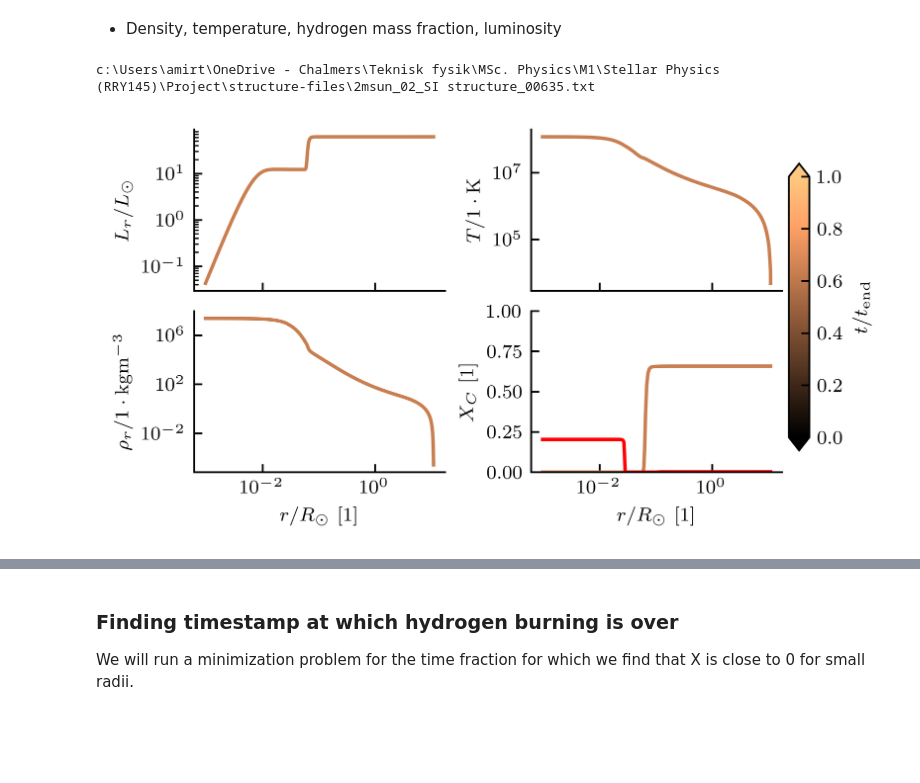
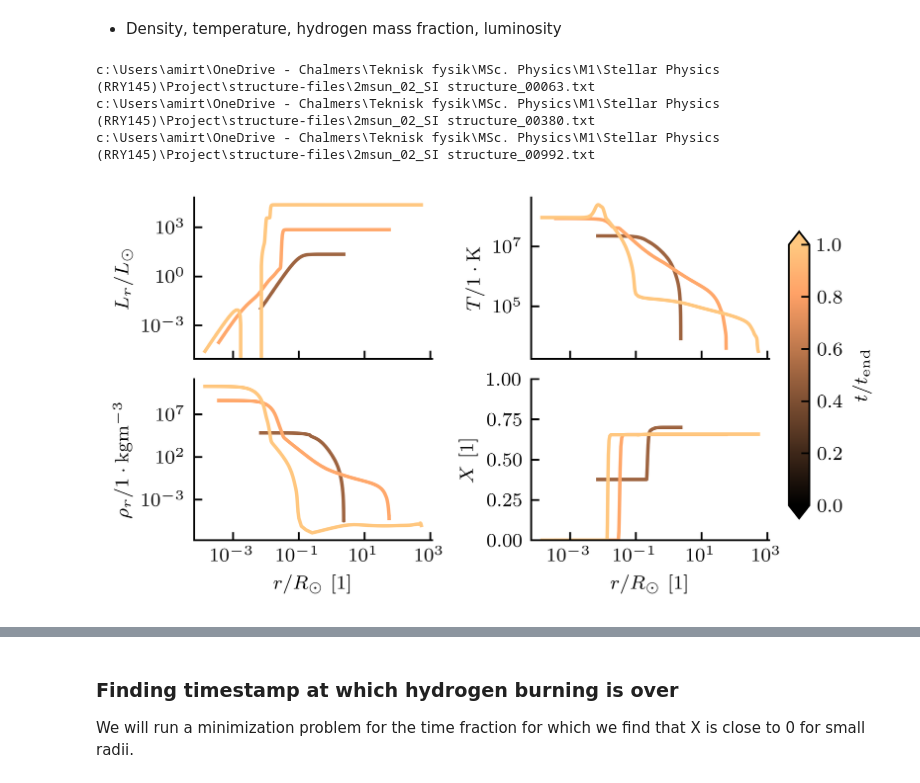
Before and after one commit to JeppJeppsson/Stellar_project, a Jupyter notebook: 3.1.ipynb, the cells around one changed output, grey strips where cells are left out. Saved outputs shown, nothing was run; the diff lists cells and outputs as text; code cells hidden in the pictures; blank space fills up the shorter version.

```diff
--- a/3.1.ipynb
+++ b/3.1.ipynb
@@ -10,6 +10,7 @@ from matplotlib.colors import Normalize
 plt.style.use('matplotlib.mplstyle')
 
 DATA_DIR = 'Data/'
+SAVE_DIR = 'Results/3.1/'
 CASE = '2M_0.02.txt'
 
 col_names = ['Step','t','M','LogL','LogR',
@@ -57,14 +58,17 @@ def plot_data(data_files, data_dir='Data/'):
         axs[1, 1].set_ylabel(r"$\log T_c/ 1 \cdot \mathrm{K}$")
 
 
-        peaks_rhoc, _ = find_peaks(df['Logrhoc'], height = 5)
+        #peaks_rhoc, _ = find_peaks(df['Logrhoc'], height = 5)
 
         # Print the peaks and mark them out in the plot
-        for peak_rhoc in peaks_rhoc:
-            axs[0, 0].axvline(x=df['t'][peak_rhoc] / 1e9, color='k', ls='--', lw=0.5)
-            axs[0, 1].axvline(x=df['t'][peak_rhoc] / 1e9, color='k', ls='--', lw=0.5)
-            axs[1, 0].axvline(x=df['t'][peak_rhoc] / 1e9, color='k', ls='--', lw=0.5)
-            axs[1, 1].axvline(x=df['t'][peak_rhoc] / 1e9, color='k', ls='--', lw=0.5)
+        #for peak_rhoc in peaks_rhoc:
+        #
+        #    #print(df['t'][peak_rhoc]/df['t'].iloc[-1])
+        #
+        #    axs[0, 0].axvline(x=df['t'][peak_rhoc] / 1e9, color='k', ls='--', lw=0.5)
+        #    axs[0, 1].axvline(x=df['t'][peak_rhoc] / 1e9, color='k', ls='--', lw=0.5)
+        #    axs[1, 0].axvline(x=df['t'][peak_rhoc] / 1e9, color='k', ls='--', lw=0.5)
+        #    axs[1, 1].axvline(x=df['t'][peak_rhoc] / 1e9, color='k', ls='--', lw=0.5)
 
 
         for ax in axs.flat:
@@ -127,11 +122,11 @@ def get_max_num(data_dir):
 # %%
-def plot_data(data_files, data_dir, max_iter):
+def plot_data(data_files, data_dir, time_fracs):
 
     fig, axs = plt.subplots(2, 2, sharex=True)
     cmap = cm.copper
     norm = Normalize(vmin=0, vmax=1)
 
-    for data_name in data_files:
+    for data_name, f in zip(data_files, time_fracs):
 
         print(data_dir, data_name)
         file_path = os.path.join(data_dir, data_name)
@@ -139,46 +134,49 @@ def plot_data(data_files, data_dir, max_iter):
         df = pd.read_csv(file_path, delim_whitespace=True, header=None)
         df.columns = col_names_structure
 
         r = df['r']
 
-        time_percentage = int(data_name[10:15])/max_iter
-        color = cmap(norm(time_percentage))
+        color = cmap(norm(f))
 
-        axs[0, 0].loglog(r, df['Lr'], color = color)
+        axs[0, 0].loglog(r, df['Lr'], color = color, zorder = 1)
         axs[0, 0].set_ylabel(r"$L_r/L_\odot$")
 
-        axs[0, 1].loglog(r, df['T'], color = color)
+        axs[0, 1].loglog(r, df['T'], color = color, zorder = 1)
         axs[0, 1].set_ylabel(r"$T / 1 \cdot \mathrm{K}$")
 
-        axs[1, 0].loglog(r, df['rho'], color = color)
+        axs[1, 0].loglog(r, df['rho'], color = color, zorder = 1)
         axs[1, 0].set_xlabel(r"$r/R_\odot$ [1]")
         axs[1, 0].set_ylabel(r"$\rho_r / \mathrm{1 \cdot kg m^{-3}}$")
 
-        axs[1, 1].semilogx(r, df['X'], color = color)
+        axs[1, 1].semilogx(r, df['X'], color = color, zorder = 1)
         axs[1,1].set_ylim(0,1)
         axs[1, 1].set_xlabel(r"$r/R_\odot$ [1]")
         axs[1, 1].set_ylabel(r"$X$ [1]")
 
-        axs[1, 1].semilogx(r, df['XC'], color = 'red')
-        axs[1,1].set_ylim(0,1)
-        axs[1, 1].set_xlabel(r"$r/R_\odot$ [1]")
-        axs[1, 1].set_ylabel(r"$X_C$ [1]")
+        # For plotting XC
+        #axs[1, 1].semilogx(r, df['XC'], color = 'red')
+        #axs[1,1].set_ylim(0,1)
+        #axs[1, 1].set_xlabel(r"$r/R_\odot$ [1]")
+        #axs[1, 1].set_ylabel(r"$X_C$ [1]")
 
     cbar_ax = fig.add_axes([1., 0.2, 0.03, 0.7])
     cbar = fig.colorbar(cm.ScalarMappable(cmap=cmap, norm=norm), cax=cbar_ax, extend = "both", aspect = 0.8)
     cbar.set_label(r'$t/t_\mathrm{end}$')
 
+    name = CASE.split("_")[0]
 
-    plt.savefig("2M_interior.pdf")
+    save_path = os.path.join(SAVE_DIR, f"{name}_interior.pdf")
+    plt.savefig(save_path)
     plt.show()
 
 res = format_data_name(CASE)
 full_path = os.path.join(data_dir, res)
-max_iter = get_max_num(full_path)
 
-time_frac =  [0.9]
+time_frac =  [0.5, 0.842, 1]
 data_files = get_structure_files(full_path, time_frac)
-plot_data(data_files, full_path, max_iter)
+plot_data(data_files, full_path, time_frac)
 # %% [output]
-c:\Users\amirt\OneDrive - Chalmers\Teknisk fysik\MSc. Physics\M1\Stellar Physics (RRY145)\Project\structure-files\2msun_02_SI structure_00635.txt
+c:\Users\amirt\OneDrive - Chalmers\Teknisk fysik\MSc. Physics\M1\Stellar Physics (RRY145)\Project\structure-files\2msun_02_SI structure_00063.txt
+c:\Users\amirt\OneDrive - Chalmers\Teknisk fysik\MSc. Physics\M1\Stellar Physics (RRY145)\Project\structure-files\2msun_02_SI structure_00380.txt
+c:\Users\amirt\OneDrive - Chalmers\Teknisk fysik\MSc. Physics\M1\Stellar Physics (RRY145)\Project\structure-files\2msun_02_SI structure_00992.txt
-[figure, old version]
+[figure, new version]
```
Also changed, not shown: parts of 6 cells of this notebook, 3 other files.
